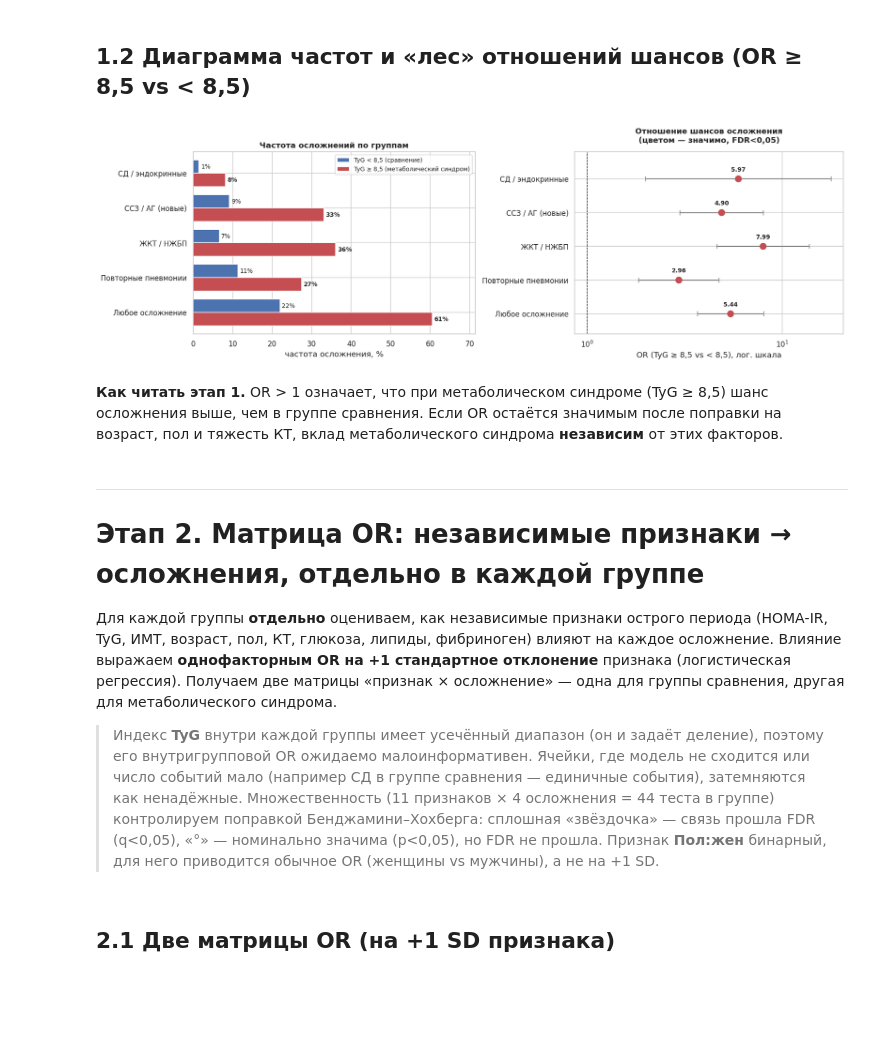
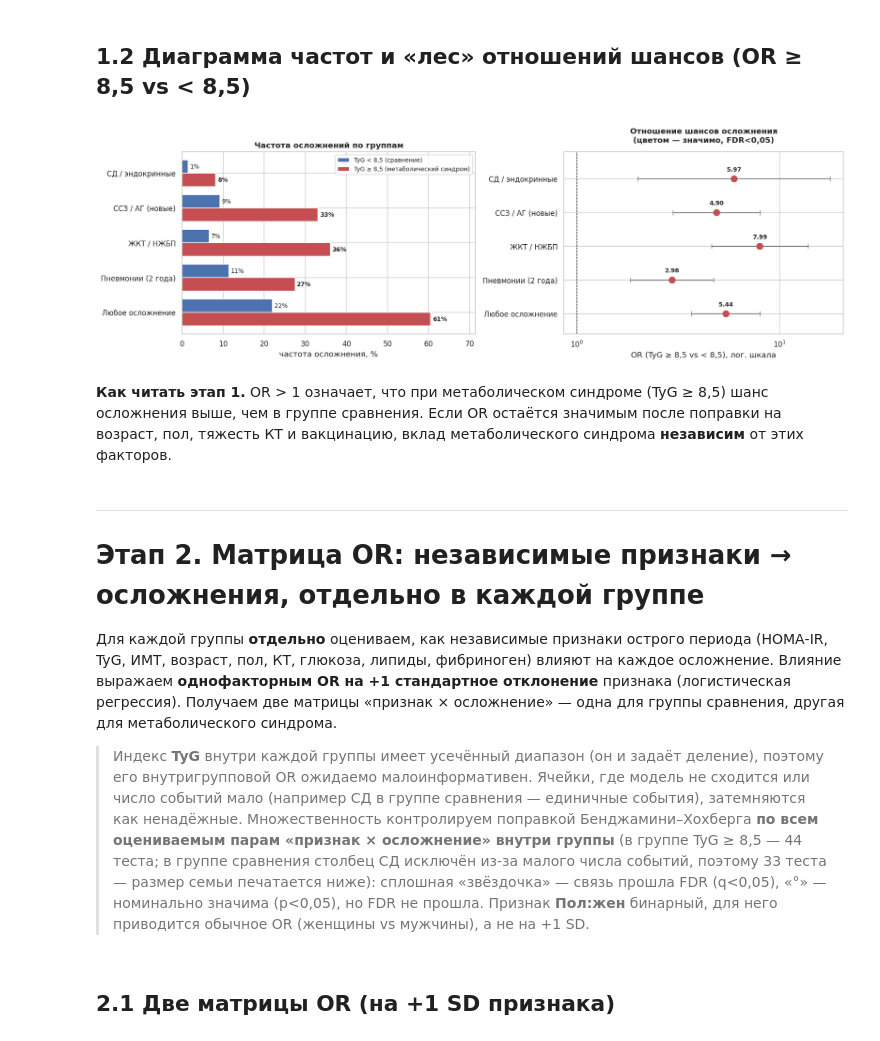
Before and after one commit to oablohin/covid-analysis, a Jupyter notebook: covid_sd.ipynb, the cells around one changed output. Drawn from its saved outputs; the diff is of its cells as text; code cells hidden in the pictures; blank space fills up the shorter version.

```diff
--- a/covid_sd.ipynb
+++ b/covid_sd.ipynb
@@ -126,7 +127,7 @@ comp = pd.DataFrame({
     'СД / эндокринные':    binz(135),
     'ССЗ / АГ (новые)':    ((num(131) > 0) | (num(142) > 0)).astype(int),   # АГ или ОНМК/ИМ
     'ЖКТ / НЖБП':          binz(145),
-    'Повторные пневмонии': binz(141),
+    'Пневмонии (2 года)':  binz(141),   # ≥1 эпизод пневмонии за 2 года наблюдения
 })
 comp_any = binz(130)                     # любое позднее осложнение
 COMPS = list(comp.columns)
@@ -272,11 +273,17 @@ for cn in COMPS + ['Любое осложнение']:
                  '95% ДИ ': (f'{aci[0]:.2f}–{aci[1]:.2f}' + (' †' if fragile else '') if not np.isnan(aor) else '—'),
                  'p ': ap})
 freq = pd.DataFrame(rows)
-freq['q (FDR)'] = np.nan
 mask4 = freq['Осложнение'].isin(COMPS)
-freq.loc[mask4, 'q (FDR)'] = multipletests(freq.loc[mask4, 'p'], method='fdr_bh')[1]
+# FDR раздельно для двух семей: сырые OR (Fisher-p) и скорректированные OR (p многофакторной модели)
+freq['q (сырое)'] = np.nan
+freq.loc[mask4, 'q (сырое)'] = multipletests(freq.loc[mask4, 'p'], method='fdr_bh')[1]
+freq['q (скоррект.)'] = np.nan
+adj_ok = mask4 & freq['p '].notna()
+if adj_ok.sum() >= 2:
+    freq.loc[adj_ok, 'q (скоррект.)'] = multipletests(freq.loc[adj_ok, 'p '], method='fdr_bh')[1]
 print('OR — шанс осложнения при TyG ≥ 8,5 относительно TyG < 8,5.')
 print('Скорректировано на возраст, пол, КТ%макс и вакцинацию.  † — мало событий (оценка неустойчива, широкий ДИ).')
+print('q (сырое) — FDR по сырым OR; q (скоррект.) — FDR по скорректированным OR (семьи контролируются раздельно).')
 display(freq.set_index('Осложнение'))
 # %% [output]
 OR — шанс осложнения при TyG ≥ 8,5 относительно TyG < 8,5.
@@ -298,39 +306,39 @@ rates = pd.DataFrame({g: [100 * (comp_any if cn == 'Любое осложнен
                           for cn in COMPS + ['Любое осложнение']] for g in GROUPS}, index=COMPS + ['Любое осложнение'])
 ypos = np.arange(len(rates))[::-1]
 h = 0.38
 axL.barh(ypos + h/2, rates['TyG < 8,5'], height=h, color=GROUP_COLORS['TyG < 8,5'], label=GROUP_FULL['TyG < 8,5'])
 axL.barh(ypos - h/2, rates['TyG ≥ 8,5'], height=h, color=GROUP_COLORS['TyG ≥ 8,5'], label=GROUP_FULL['TyG ≥ 8,5'])
 for y, cn in zip(ypos, rates.index):
     axL.text(rates['TyG < 8,5'][cn] + 0.5, y + h/2, f"{rates['TyG < 8,5'][cn]:.0f}%", va='center', fontsize=9)
     axL.text(rates['TyG ≥ 8,5'][cn] + 0.5, y - h/2, f"{rates['TyG ≥ 8,5'][cn]:.0f}%", va='center', fontsize=9, fontweight='bold')
 axL.set_yticks(ypos); axL.set_yticklabels(rates.index)
 axL.set_xlim(0, max(rates.max()) * 1.18)
 axL.set_xlabel('частота осложнения, %'); axL.set_title('Частота осложнений по группам', fontweight='bold')
 axL.legend(loc='upper right', fontsize=9, frameon=True)
 
 # --- справа: forest OR (сырое) ---
 fdf = freq.set_index('Осложнение').loc[COMPS + ['Любое осложнение']]
 orv = fdf['OR сырое'].astype(float).values
 ci = fdf['95% ДИ'].apply(lambda s: [float(x) for x in s.split('–')])
 lo_e = orv - np.array([c[0] for c in ci]); hi_e = np.array([c[1] for c in ci]) - orv
-sig = fdf['q (FDR)'].fillna(fdf['p']).astype(float).values < 0.05
+sig = fdf['q (сырое)'].fillna(fdf['p']).astype(float).values < 0.05
 cols = [GROUP_COLORS['TyG ≥ 8,5'] if s else '#999999' for s in sig]
 axR.errorbar(orv, ypos, xerr=[lo_e, hi_e], fmt='none', ecolor='gray', capsize=4, zorder=1)
 axR.scatter(orv, ypos, c=cols, s=90, zorder=3)
 for y, o in zip(ypos, orv):
     axR.text(o, y + 0.22, f'{o:.2f}', ha='center', fontsize=9, fontweight='bold')
 axR.axvline(1, color='k', ls='--', lw=0.9)
 axR.set_yticks(ypos); axR.set_yticklabels(rates.index)
 axR.set_ylim(-0.6, len(ypos) - 0.2)
 axR.set_xscale('log'); axR.set_xlabel('OR (TyG ≥ 8,5 vs < 8,5), лог. шкала')
 axR.set_title('Отношение шансов осложнения\n(цветом — значимо, FDR<0,05)', fontweight='bold', pad=14)
 plt.tight_layout(); plt.show()
 # %% [output]
-[figure, old version]
+[figure, new version]
 # %% [markdown]
 **Как читать этап 1.** OR > 1 означает, что при метаболическом синдроме (TyG ≥ 8,5) шанс осложнения
-выше, чем в группе сравнения. Если OR остаётся значимым после поправки на возраст, пол и тяжесть КТ, вклад
-метаболического синдрома **независим** от этих факторов.
+выше, чем в группе сравнения. Если OR остаётся значимым после поправки на возраст, пол, тяжесть КТ и
+вакцинацию, вклад метаболического синдрома **независим** от этих факторов.
 # %% [markdown]
 ---
 # Этап 2. Матрица OR: независимые признаки → осложнения, отдельно в каждой группе
@@ -343,8 +351,10 @@ OR на +1 стандартное отклонение** признака (ло
 > Индекс **TyG** внутри каждой группы имеет усечённый диапазон (он и задаёт деление), поэтому его
 > внутригрупповой OR ожидаемо малоинформативен. Ячейки, где модель не сходится или число событий мало
 > (например СД в группе сравнения — единичные события), затемняются как ненадёжные. Множественность
-> (11 признаков × 4 осложнения = 44 теста в группе) контролируем поправкой Бенджамини–Хохберга: сплошная
-> «звёздочка» — связь прошла FDR (q<0,05), «°» — номинально значима (p<0,05), но FDR не прошла. Признак
+> контролируем поправкой Бенджамини–Хохберга **по всем оцениваемым парам «признак × осложнение» внутри
+> группы** (в группе TyG ≥ 8,5 — 44 теста; в группе сравнения столбец СД исключён из-за малого числа событий,
+> поэтому 33 теста — размер семьи печатается ниже): сплошная «звёздочка» — связь прошла FDR (q<0,05), «°» —
+> номинально значима (p<0,05), но FDR не прошла. Признак
 > **Пол:жен** бинарный, для него приводится обычное OR (женщины vs мужчины), а не на +1 SD.
 # %% [markdown]
 ## 2.1 Две матрицы OR (на +1 SD признака)
```
Also changed, not shown: parts of 11 cells of this notebook, 1 other file.
